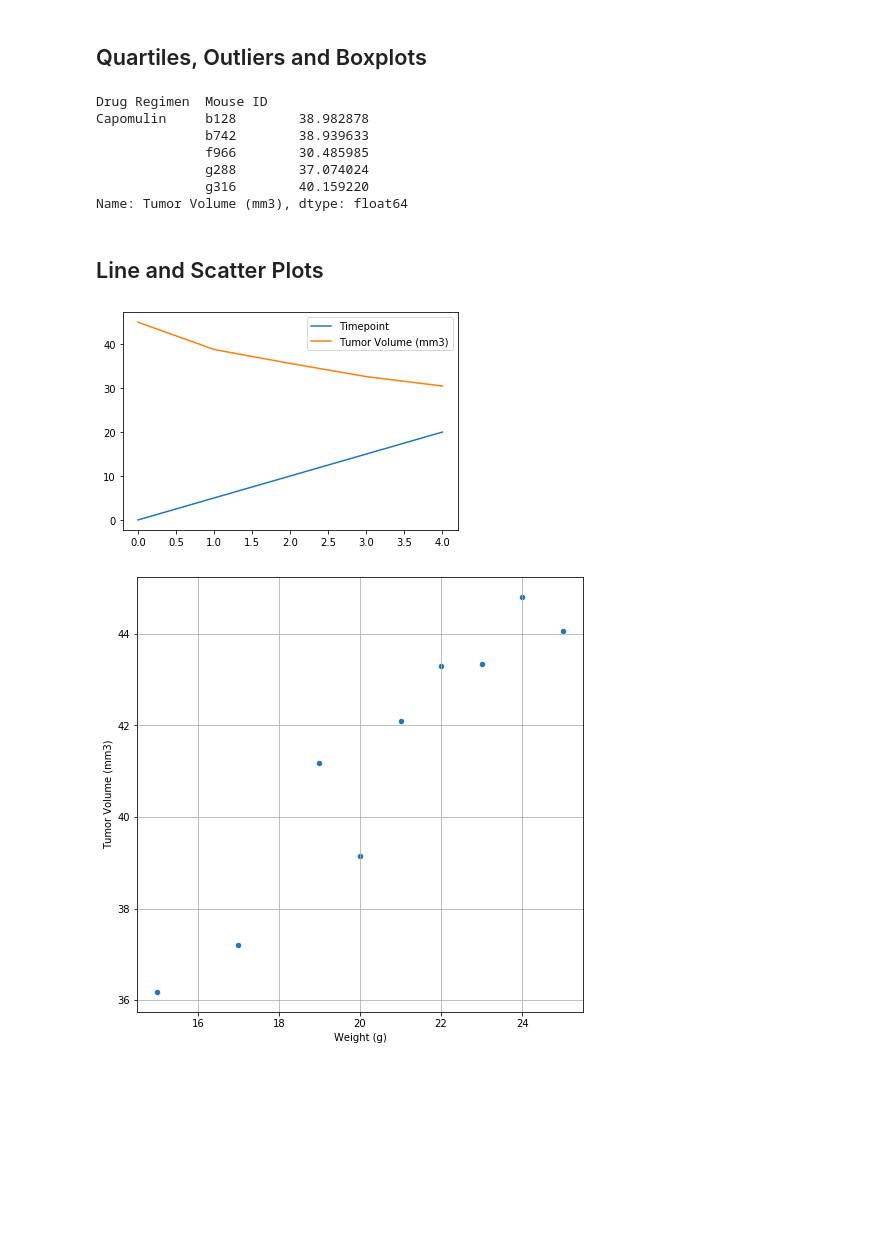
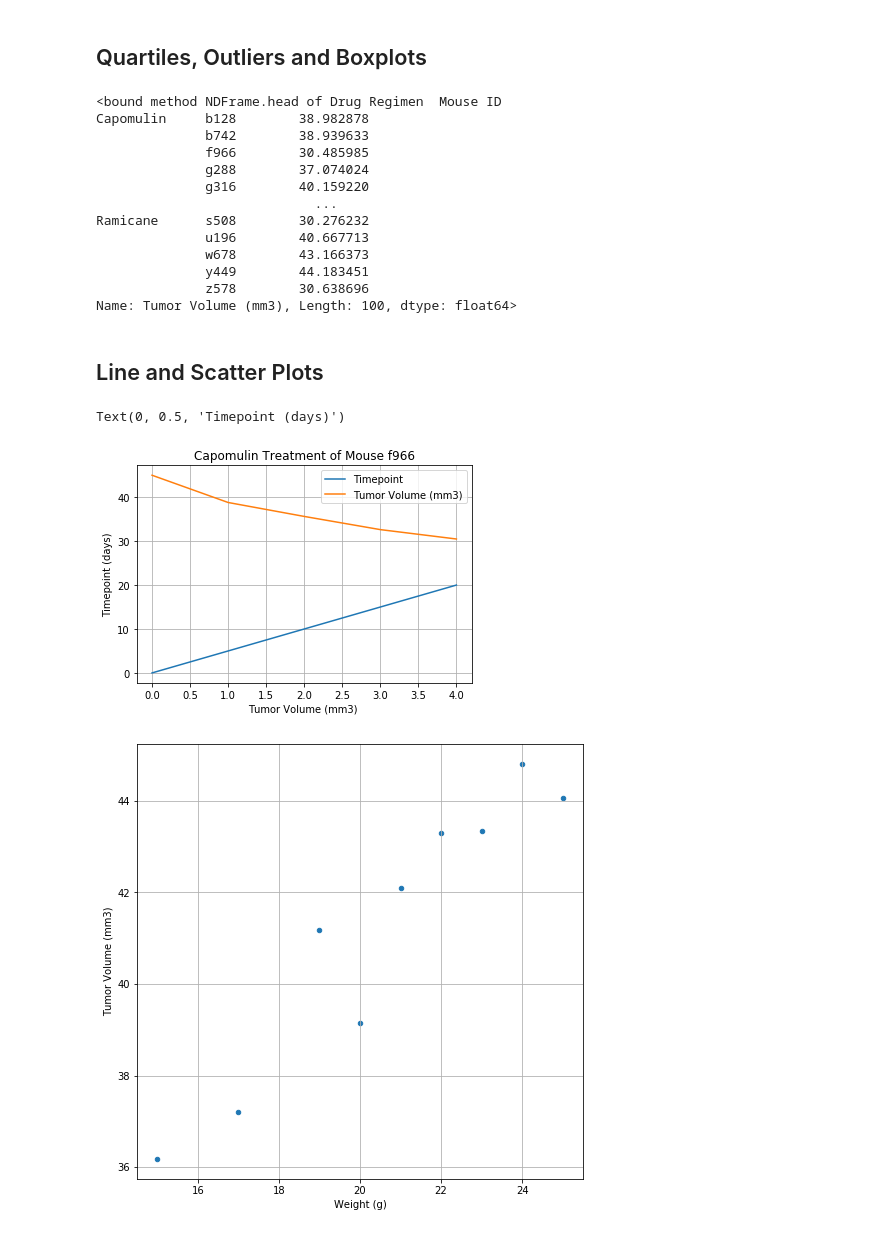
Before and after one commit to GStout17/Matplotlib-Challenge, a Jupyter notebook: Pymaceuticals_SCC _Tumor_Study.ipynb, the cells around one changed output. Cells and saved outputs as stored; diff of their text form; code cells hidden in the pictures; blank space fills up the shorter version.

```diff
--- a/Pymaceuticals_SCC _Tumor_Study.ipynb
+++ b/Pymaceuticals_SCC _Tumor_Study.ipynb
@@ -323,18 +329,24 @@ top_four
 
 # Start by getting the last (greatest) timepoint for each mouse
 top_four_last = top_four.groupby(['Drug Regimen', 'Mouse ID']).last()['Tumor Volume (mm3)']
-top_four_last.head()
+top_four_last.head
 
 
 # Merge this group df with the original dataframe to get the tumor volume at the last timepoint
 # %% [output]
-Drug Regimen  Mouse ID
+<bound method NDFrame.head of Drug Regimen  Mouse ID
 Capomulin     b128        38.982878
               b742        38.939633
               f966        30.485985
               g288        37.074024
               g316        40.159220
-Name: Tumor Volume (mm3), dtype: float64
+                            ...
+Ramicane      s508        30.276232
+              u196        40.667713
+              w678        43.166373
+              y449        44.183451
+              z578        30.638696
+Name: Tumor Volume (mm3), Length: 100, dtype: float64>
 # %%
 # Put treatments into a list for for loop (and later for plot labels)
 
@@ -359,21 +371,27 @@ Name: Tumor Volume (mm3), dtype: float64
 # %%
 # Generate a line plot of time point versus tumor volume for a mouse treated with Capomulin (f966)
 time_vs_tumor = clean_df[clean_df["Mouse ID"].isin(["f966"])]
 
 # Creating df with specfic columns
 time_vs_tumor_info = time_vs_tumor[["Mouse ID", "Timepoint", "Tumor Volume (mm3)"]]
 time_vs_tumor_info
 
 # Reseting index
 line_plot_df = time_vs_tumor_info.reset_index()
 
 # Creating final line plot of mouse ID 'f966'
 line_plot_f966 = line_plot_df[["Mouse ID", "Timepoint", "Tumor Volume (mm3)"]]
 line_plot_f966
 
+
 lines = line_plot_f966.plot.line()
+plt.grid()
+plt.title("Capomulin Treatment of Mouse f966")
+plt.xlabel("Tumor Volume (mm3) ")
+plt.ylabel("Timepoint (days)")
 # %% [output]
+Text(0, 0.5, 'Timepoint (days)')
-[figure, old version]
+[figure, new version]
 # %%
 # Generate a scatter plot of mouse weight versus average tumor volume for the Capomulin regimen
 capomulin_scatter = clean_df[clean_df["Drug Regimen"].isin(["Capomulin"])]
```
Also changed, not shown: parts of 6 cells of this notebook.
